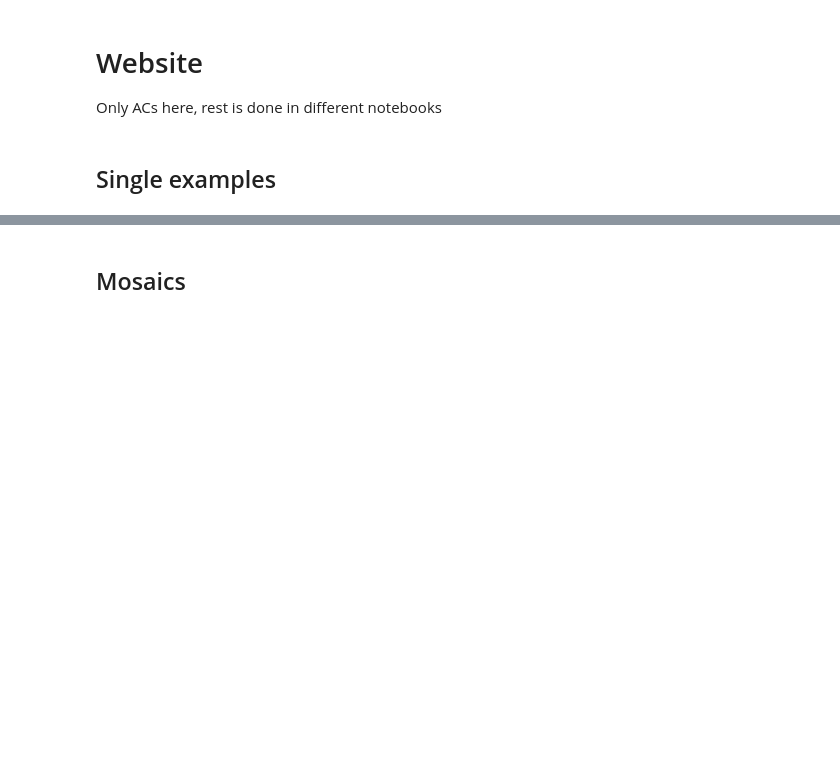
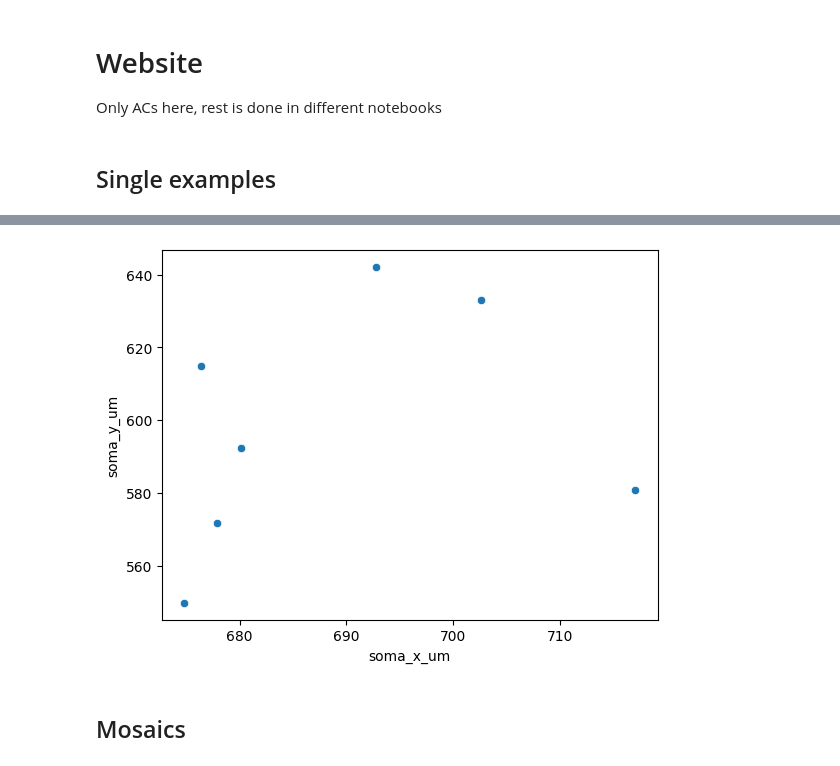
Before and after one commit to eyewire2/eyewire2-figures, a Jupyter notebook: notebooks/plot_cellclass_embedding.ipynb, the cells around one changed output, grey strips where cells are left out. Saved outputs shown, nothing was run; the diff lists cells and outputs as text; code cells hidden in the pictures; blank space fills up the shorter version.

```diff
--- a/notebooks/plot_cellclass_embedding.ipynb
+++ b/notebooks/plot_cellclass_embedding.ipynb
@@ -626,4 +609,8 @@ df_website_single.head()
 | 720575940557823832 | H23 | 702.621 | 633.105 | 30.8992 | 699.920 | 629.136 | 78.04 |
+# %%
+sns.scatterplot(df_website_single, x='soma_x_um', y='soma_y_um');
+# %% [output]
+[figure, added]
 # %%
 df_website_single.to_csv(os.path.join(website_dir, f"AC_website_single_examples.csv"))
 # %% [markdown]
```
Also changed, not shown: parts of 2 cells of this notebook, 5 other files.
